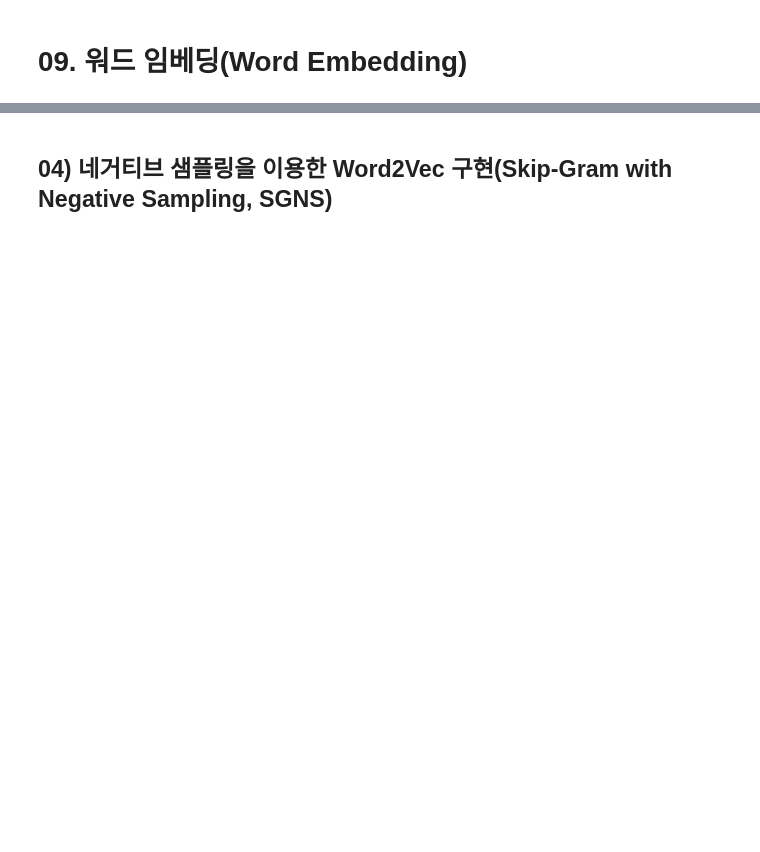
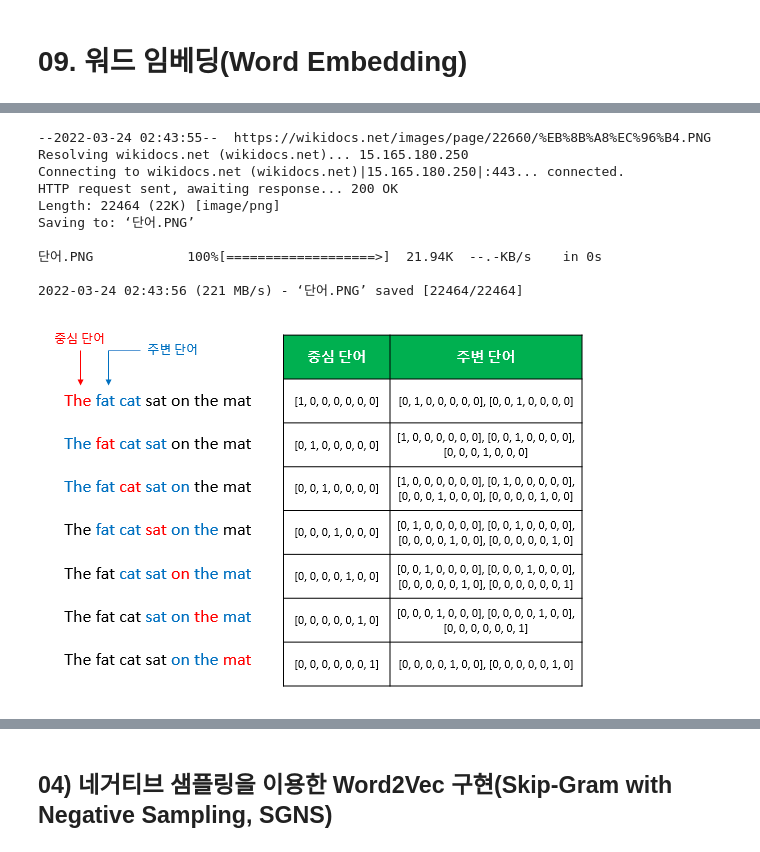
Before and after one commit to euneun316/NLP-Study, a Jupyter notebook: tensorflow-nlp-tutorial/Word_Embedding.ipynb, the cells around one changed output, grey strips where cells are left out. Drawn from its saved outputs; the diff is of its cells as text; code cells hidden in the pictures; blank space fills up the shorter version.

```diff
--- a/tensorflow-nlp-tutorial/Word_Embedding.ipynb
+++ b/tensorflow-nlp-tutorial/Word_Embedding.ipynb
@@ -6,0 +70,16 @@
+# %%
+!wget https://wikidocs.net/images/page/22660/단어.PNG
+from IPython.display import Image
+Image("단어.PNG")
+# %% [output]
+--2022-03-24 02:43:55--  https://wikidocs.net/images/page/22660/%EB%8B%A8%EC%96%B4.PNG
+Resolving wikidocs.net (wikidocs.net)... 15.165.180.250
+Connecting to wikidocs.net (wikidocs.net)|15.165.180.250|:443... connected.
+HTTP request sent, awaiting response... 200 OK
+Length: 22464 (22K) [image/png]
+Saving to: ‘단어.PNG’
+
+단어.PNG            100%[===================>]  21.94K  --.-KB/s    in 0s
+
+2022-03-24 02:43:56 (221 MB/s) - ‘단어.PNG’ saved [22464/22464]
+[figure, added]
```
Also changed, not shown: parts of 206 cells of this notebook.
